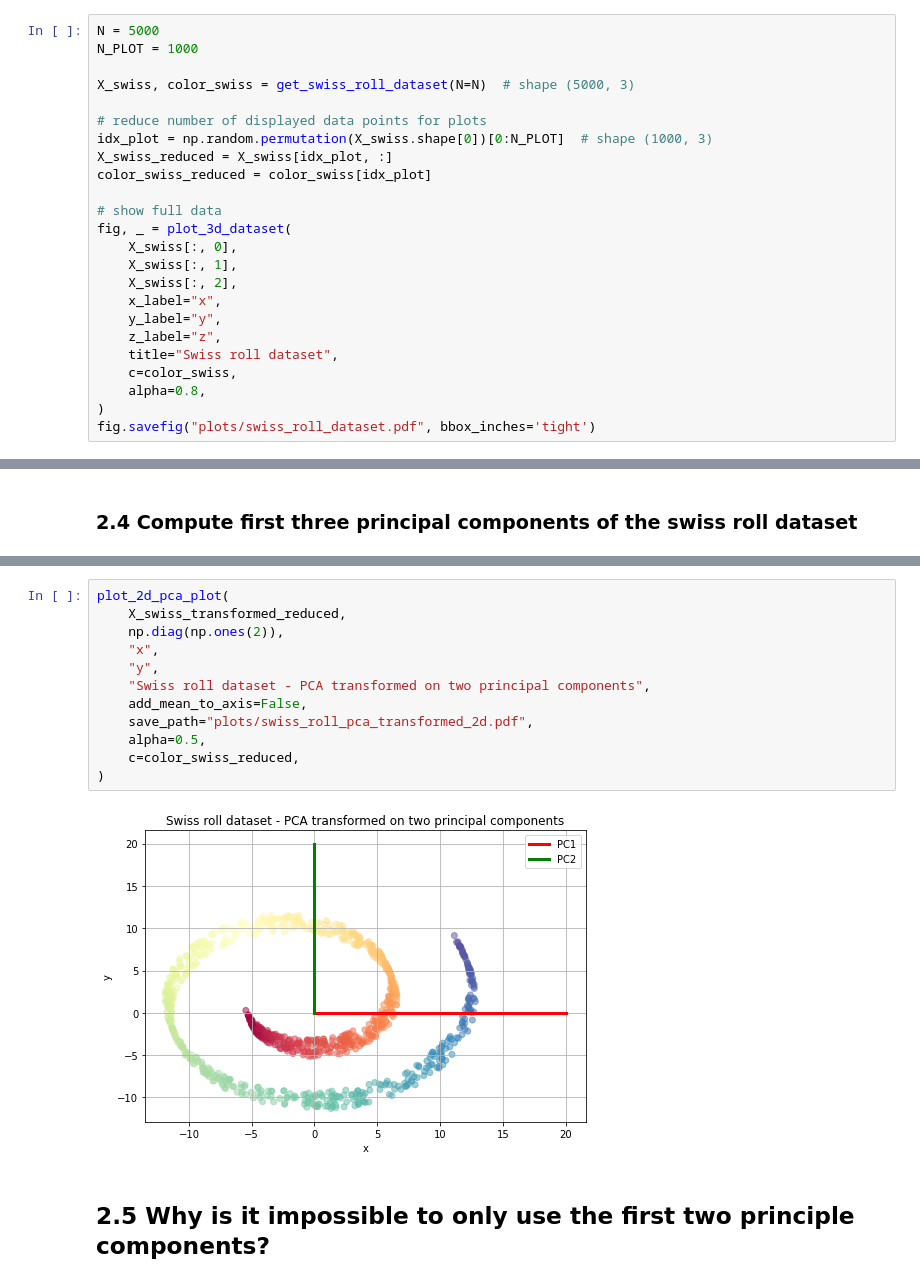
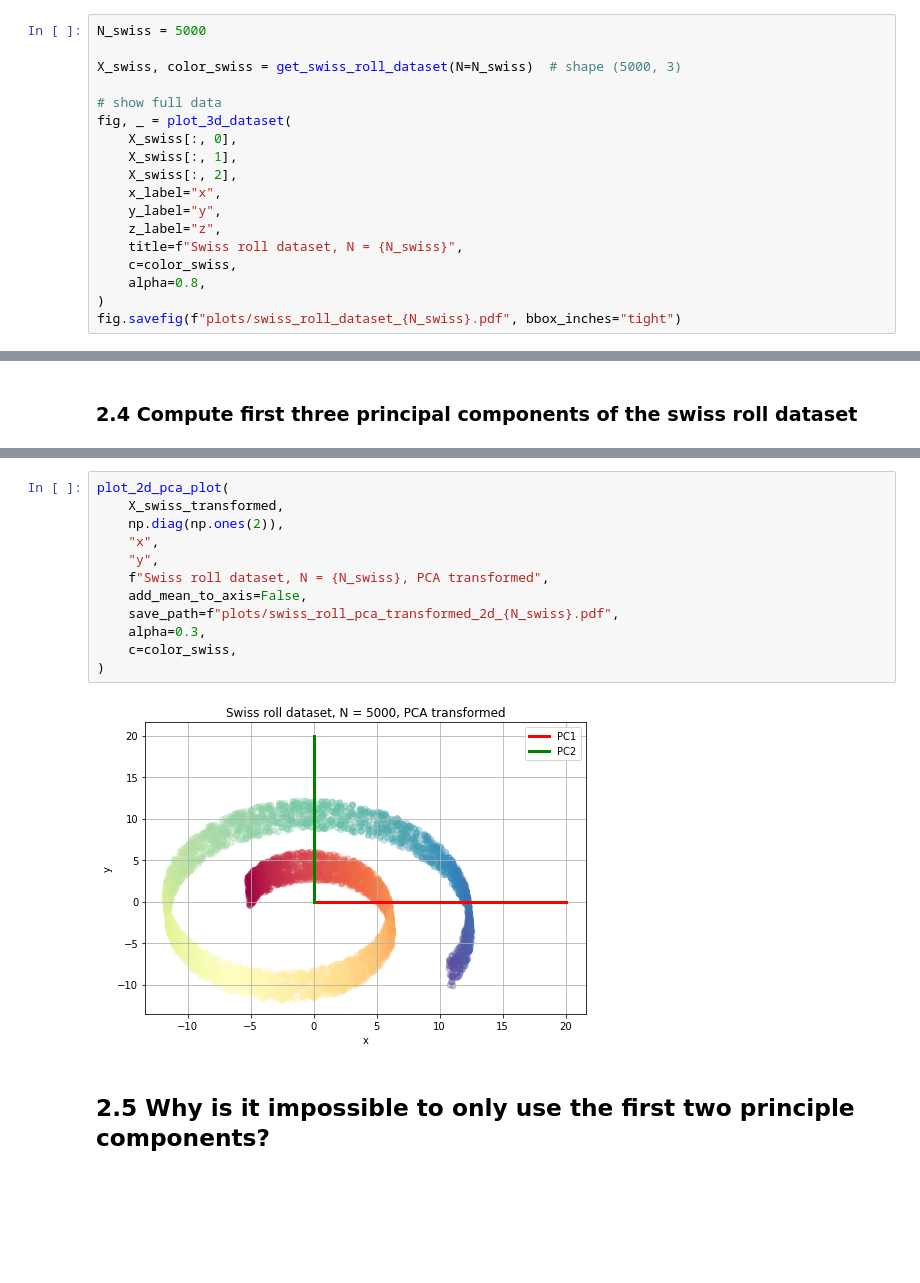
Before and after one commit to sonmikrafft-uni-MLCMS/ex4, a Jupyter notebook: task_2.ipynb, the cells around one changed output, grey strips where cells are left out. Saved outputs shown, nothing was run; the diff lists cells and outputs as text; blank space fills up the shorter version.

Commit message:
Add information about number of datapoints for swiss roll + plots for trajectory data

```diff
--- a/task_2.ipynb
+++ b/task_2.ipynb
@@ -111,15 +111,9 @@ where $(u, v) \in [0,10]^2$ are chosen uniformly at random.
 # %% [markdown]
 ### 2.1 Get the data and inspect it
 # %%
-N = 5000
-N_PLOT = 1000
+N_swiss = 5000
 
-X_swiss, color_swiss = get_swiss_roll_dataset(N=N)  # shape (5000, 3)
-
-# reduce number of displayed data points for plots
-idx_plot = np.random.permutation(X_swiss.shape[0])[0:N_PLOT]  # shape (1000, 3)
-X_swiss_reduced = X_swiss[idx_plot, :]
-color_swiss_reduced = color_swiss[idx_plot]
+X_swiss, color_swiss = get_swiss_roll_dataset(N=N_swiss)  # shape (5000, 3)
 
 # show full data
 fig, _ = plot_3d_dataset(
@@ -129,9 +123,9 @@ fig, _ = plot_3d_dataset(
     x_label="x",
     y_label="y",
     z_label="z",
-    title="Swiss roll dataset",
+    title=f"Swiss roll dataset, N = {N_swiss}",
     c=color_swiss,
     alpha=0.8,
 )
-fig.savefig("plots/swiss_roll_dataset.pdf", bbox_inches='tight')
+fig.savefig(f"plots/swiss_roll_dataset_{N_swiss}.pdf", bbox_inches="tight")
 # %% [output]
@@ -190,17 +186,17 @@ plot_3d_pca_plot(
 # %%
 plot_2d_pca_plot(
-    X_swiss_transformed_reduced,
+    X_swiss_transformed,
     np.diag(np.ones(2)),
     "x",
     "y",
-    "Swiss roll dataset - PCA transformed on two principal components",
+    f"Swiss roll dataset, N = {N_swiss}, PCA transformed",
     add_mean_to_axis=False,
-    save_path="plots/swiss_roll_pca_transformed_2d.pdf",
-    alpha=0.5,
-    c=color_swiss_reduced,
+    save_path=f"plots/swiss_roll_pca_transformed_2d_{N_swiss}.pdf",
+    alpha=0.3,
+    c=color_swiss,
 )
 # %% [output]
-[figure, old version]
+[figure, new version]
 # %% [markdown]
 ## 2.5 Why is it impossible to only use the first two principle components?
 # %% [markdown]
```
Also changed, not shown: parts of 18 cells of this notebook.
